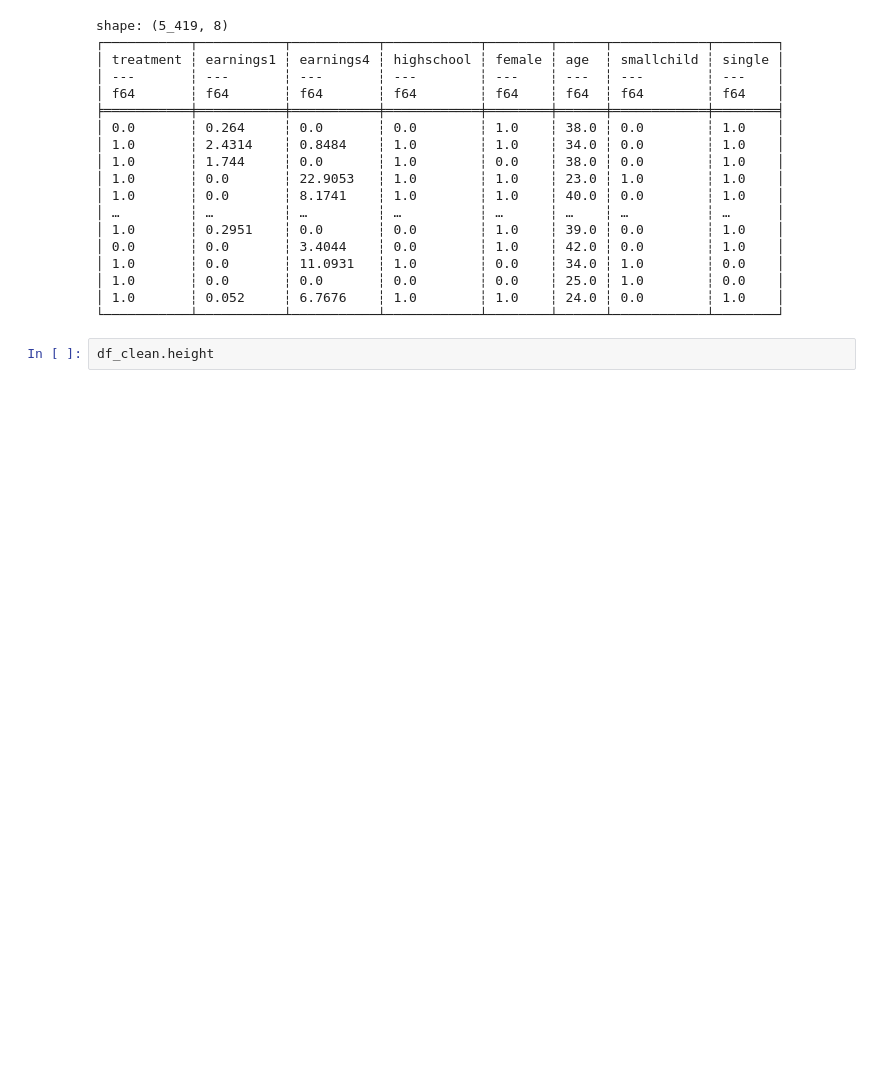
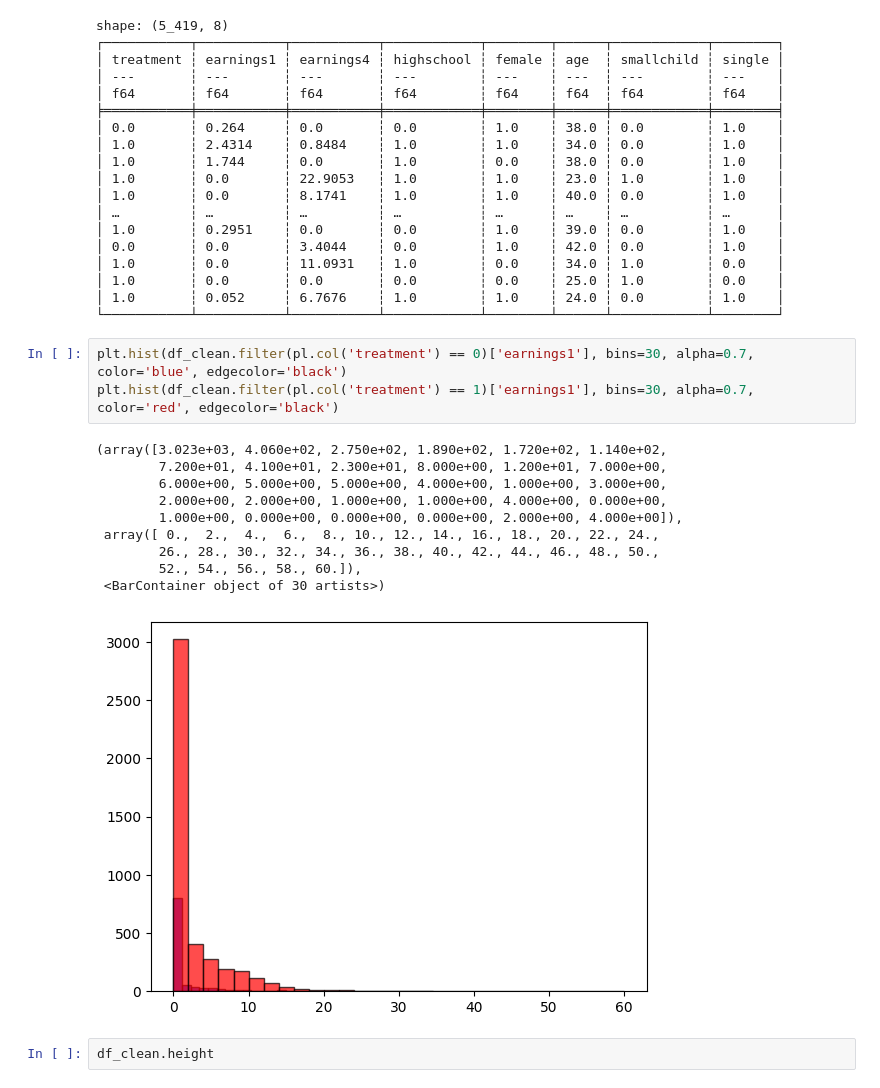
Before and after one commit to cemkoz/Metrics-1, a Jupyter notebook: PSet 1/pset1.ipynb, the cells around one changed output. Saved outputs shown, nothing was run; the diff lists cells and outputs as text; blank space fills up the shorter version.

```diff
--- a/PSet 1/pset1.ipynb
+++ b/PSet 1/pset1.ipynb
@@ -34,6 +34,20 @@ shape: (5_419, 8)
 │ 1.0       ┆ 0.0       ┆ 0.0       ┆ 0.0        ┆ 0.0    ┆ 25.0 ┆ 1.0        ┆ 0.0    │
 │ 1.0       ┆ 0.052     ┆ 6.7676    ┆ 1.0        ┆ 1.0    ┆ 24.0 ┆ 0.0        ┆ 1.0    │
 └───────────┴───────────┴───────────┴────────────┴────────┴──────┴────────────┴────────┘
+# %%
+plt.hist(df_clean.filter(pl.col('treatment') == 0)['earnings1'], bins=30, alpha=0.7, color='blue', edgecolor='black')
+plt.hist(df_clean.filter(pl.col('treatment') == 1)['earnings1'], bins=30, alpha=0.7, color='red', edgecolor='black')
+# %% [output]
+(array([3.023e+03, 4.060e+02, 2.750e+02, 1.890e+02, 1.720e+02, 1.140e+02,
+        7.200e+01, 4.100e+01, 2.300e+01, 8.000e+00, 1.200e+01, 7.000e+00,
+        6.000e+00, 5.000e+00, 5.000e+00, 4.000e+00, 1.000e+00, 3.000e+00,
+        2.000e+00, 2.000e+00, 1.000e+00, 1.000e+00, 4.000e+00, 0.000e+00,
+        1.000e+00, 0.000e+00, 0.000e+00, 0.000e+00, 2.000e+00, 4.000e+00]),
+ array([ 0.,  2.,  4.,  6.,  8., 10., 12., 14., 16., 18., 20., 22., 24.,
+        26., 28., 30., 32., 34., 36., 38., 40., 42., 44., 46., 48., 50.,
+        52., 54., 56., 58., 60.]),
+ <BarContainer object of 30 artists>)
+[figure, added]
 # %%
 df_clean.height
 # %% [output]
```
Also changed, not shown: parts of 5 cells of this notebook, 2 other files.
